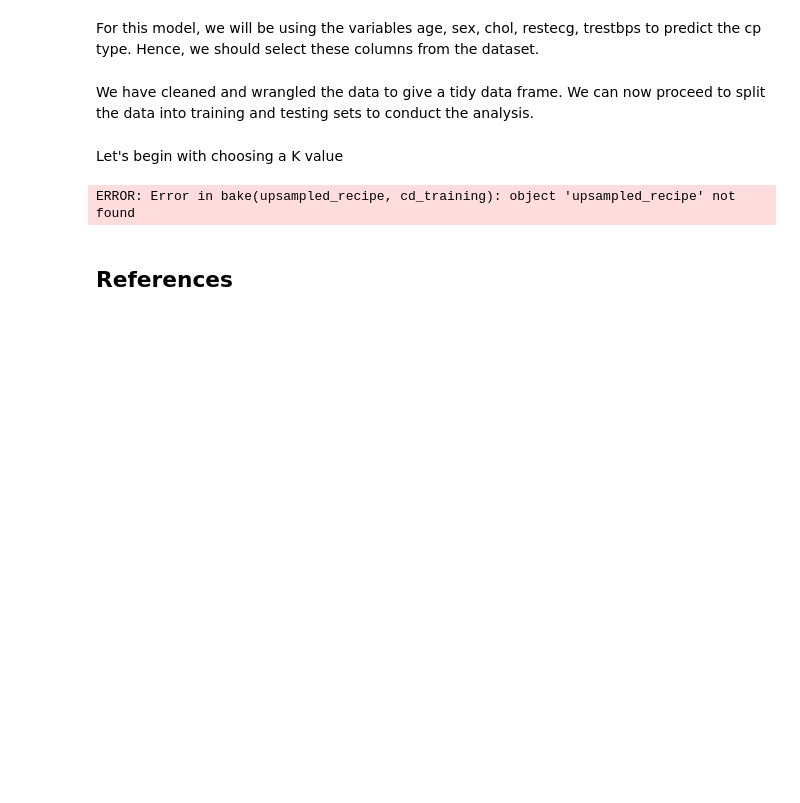
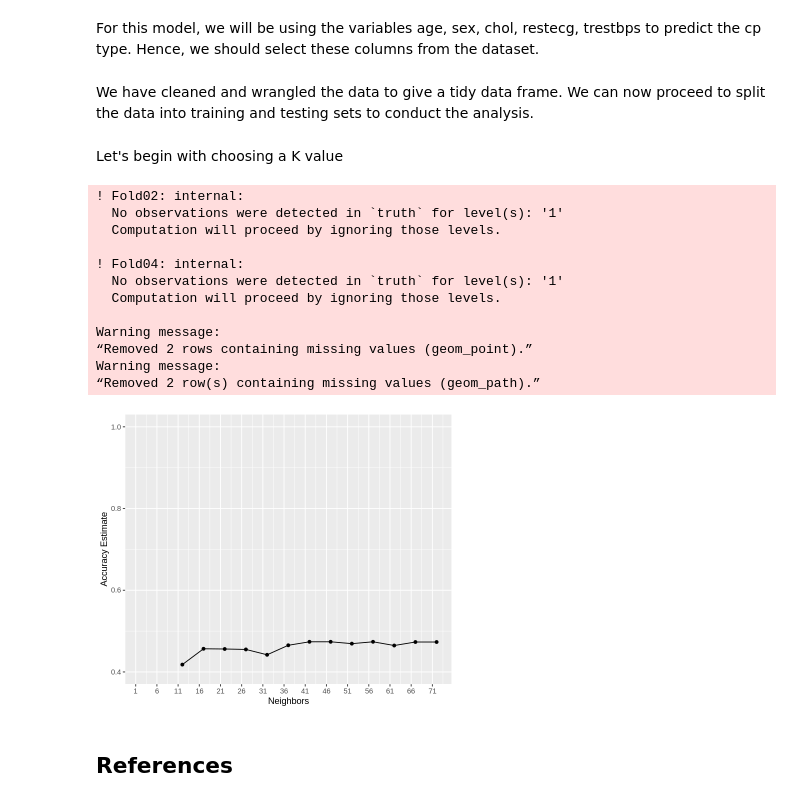
Before and after one commit to Yuvi-777/DSCI_Project_34_007, a Jupyter notebook: Group Project Report.ipynb, the cells around one changed output. Cells and saved outputs as stored; diff of their text form; code cells hidden in the pictures; blank space fills up the shorter version.

```diff
--- a/Group Project Report.ipynb
+++ b/Group Project Report.ipynb
@@ -112,52 +112,53 @@ cd_test<-testing(cd_split)
 # %% [markdown]
 Let's begin with choosing a K value
 # %%
-#install.packages("themis")
-#library(themis)
-#test this out later
+set.seed(777)
+options(repr.plot.height = 5, repr.plot.width = 6)
 
-
-options(repr.plot.height = 5, repr.plot.width = 6)
-#upsampled_recipe <- recipe(cd ~ ., data = cd_training) |>
-  #step_upsample(cd, over_ratio = 1, skip = FALSE) |>
-  #prep()
-
-upsampled_cd_training <- bake(upsampled_recipe, cd_training)
-
-
-
-cd_recipe <- recipe(cp ~ ., data = upsampled_cd_training)|>
+cd_recipe <- recipe(cp ~ ., data = cd_training)|>
             step_scale(all_predictors())|>
             step_center(all_predictors())
 
 
 cd_vfold <- vfold_cv(cd_training, v = 10, strata = cp)
 
 knn_tune <- nearest_neighbor(weight_func = "rectangular", neighbors = tune()) |>
       set_engine("kknn") |>
       set_mode("classification")
 
-k = tibble(neighbors = seq(2,50,5))
+k = tibble(neighbors = seq(2,75,5))
 
 knn_results <- workflow() |>
       add_recipe(cd_recipe) |>
       add_model(knn_tune) |>
       tune_grid(resamples = cd_vfold, grid = k) |>
       collect_metrics()
 
 accuracies <- knn_results |>
       filter(.metric == "accuracy")
 
 cross_val_plot <- ggplot(accuracies, aes(x = neighbors, y = mean))+
       geom_point() +
       geom_line() +
       labs(x = "Neighbors", y = "Accuracy Estimate") +
-      scale_x_continuous(breaks = seq(1, 50, by = 5)) +  # adjusting the x-axis
+      scale_x_continuous(breaks = seq(1, 75, by = 5)) +  # adjusting the x-axis
       scale_y_continuous(limits = c(0.4, 1.0)) # adjusting the y-axis
 
 
 cross_val_plot
 # %% [output]
-ERROR: Error in bake(upsampled_recipe, cd_training): object 'upsampled_recipe' not found
+! Fold02: internal:
+  No observations were detected in `truth` for level(s): '1'
+  Computation will proceed by ignoring those levels.
+
+! Fold04: internal:
+  No observations were detected in `truth` for level(s): '1'
+  Computation will proceed by ignoring those levels.
+
+Warning message:
+“Removed 2 rows containing missing values (geom_point).”
+Warning message:
+“Removed 2 row(s) containing missing values (geom_path).”
+[figure, added]
 # %% [markdown]
 ## References
```
Also changed, not shown: parts of 1 cell of this notebook.
